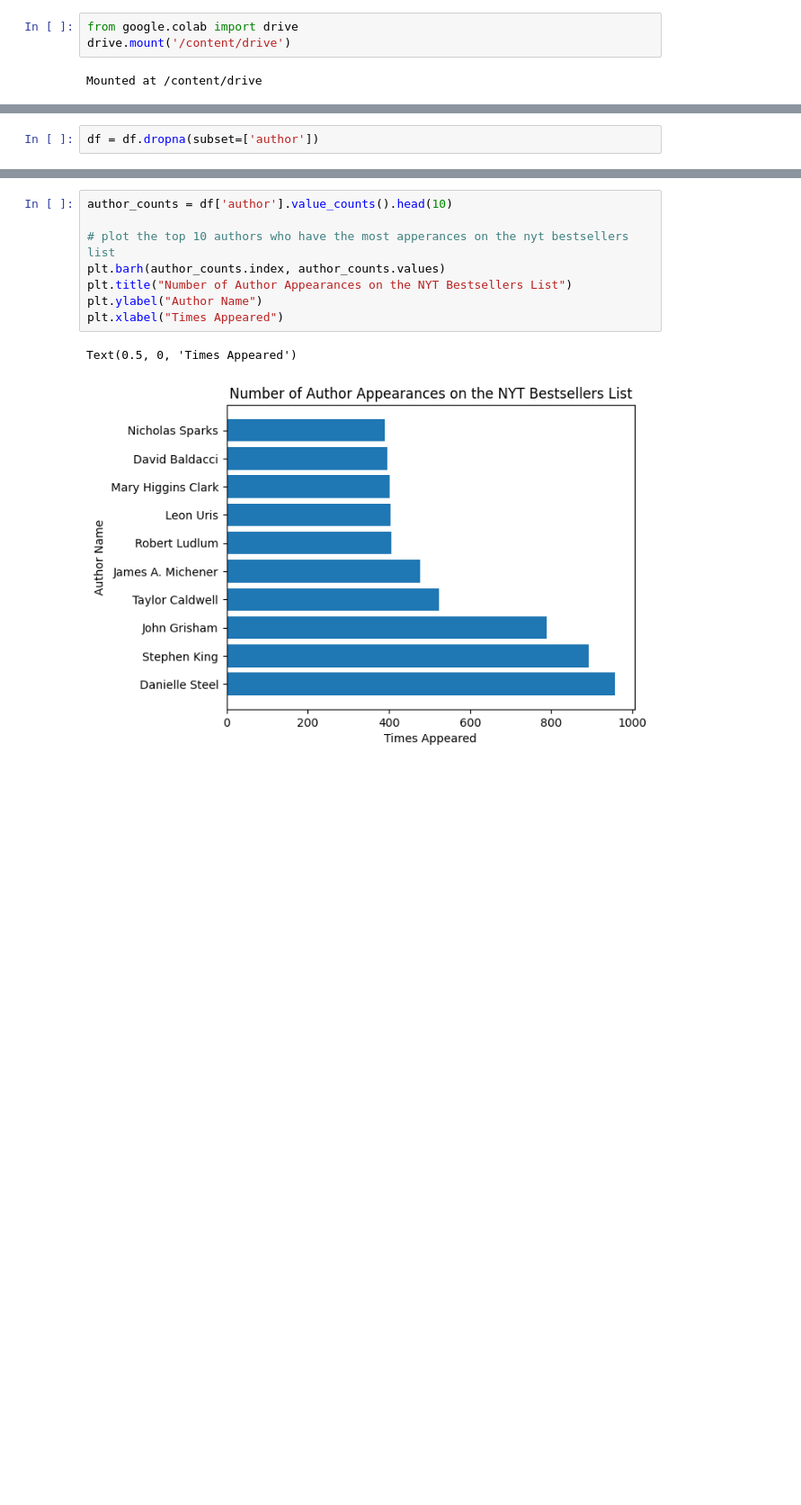
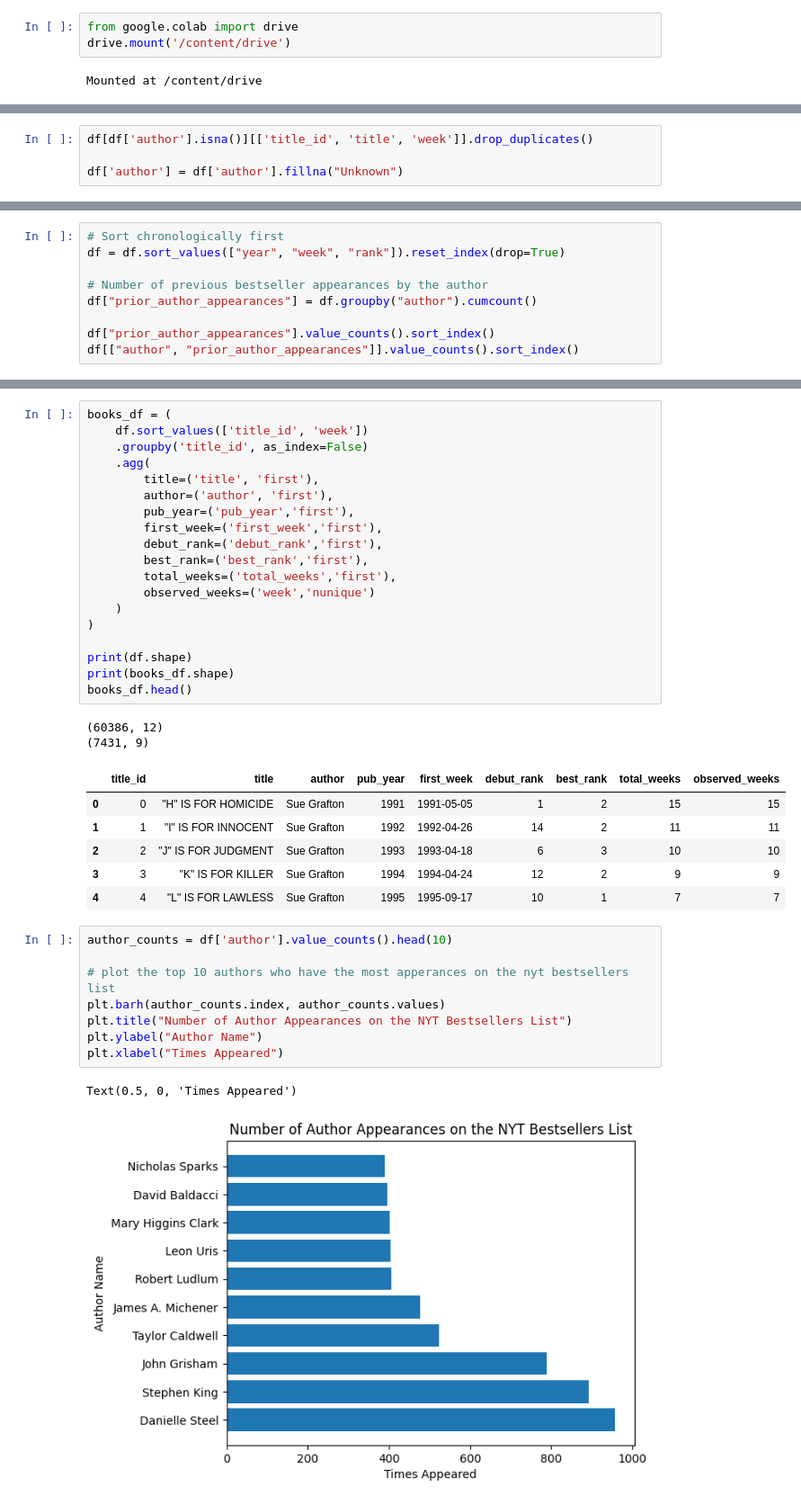
Before and after one commit to mnguyen175/DRSP-2026-Maryan-Nguyen-, a Jupyter notebook: DRSP_Final_Project_2026_Maryan_Nguyen.ipynb, the cells around one changed output, grey strips where cells are left out. Shown at 90% size. Cells and saved outputs as stored; diff of their text form; blank space fills up the shorter version.

```diff
--- a/DRSP_Final_Project_2026_Maryan_Nguyen.ipynb
+++ b/DRSP_Final_Project_2026_Maryan_Nguyen.ipynb
@@ -114,2 +56,4 @@ np.int64(0)
-# %%
-df = df.dropna(subset=['author'])
+# %%
+df[df['author'].isna()][['title_id', 'title', 'week']].drop_duplicates()
+
+df['author'] = df['author'].fillna("Unknown")
@@ -115,0 +64,9 @@ df = df.dropna(subset=['author'])
+# %%
+# Sort chronologically first
+df = df.sort_values(["year", "week", "rank"]).reset_index(drop=True)
+
+# Number of previous bestseller appearances by the author
+df["prior_author_appearances"] = df.groupby("author").cumcount()
+
+df["prior_author_appearances"].value_counts().sort_index()
+df[["author", "prior_author_appearances"]].value_counts().sort_index()
@@ -116,3 +89,31 @@ df = df.dropna(subset=['author'])
+# %%
+books_df = (
+    df.sort_values(['title_id', 'week'])
+    .groupby('title_id', as_index=False)
+    .agg(
+        title=('title', 'first'),
+        author=('author', 'first'),
+        pub_year=('pub_year','first'),
+        first_week=('first_week','first'),
+        debut_rank=('debut_rank','first'),
+        best_rank=('best_rank','first'),
+        total_weeks=('total_weeks','first'),
+        observed_weeks=('week','nunique')
+    )
+)
+
+print(df.shape)
+print(books_df.shape)
+books_df.head()
+# %% [output]
+(60386, 12)
+(7431, 9)
+|  | title_id | title | author | pub_year | first_week | debut_rank | best_rank | total_weeks | observed_weeks |
+| 0 | 0 | "H" IS FOR HOMICIDE | Sue Grafton | 1991 | 1991-05-05 | 1 | 2 | 15 | 15 |
+| 1 | 1 | "I" IS FOR INNOCENT | Sue Grafton | 1992 | 1992-04-26 | 14 | 2 | 11 | 11 |
+| 2 | 2 | "J" IS FOR JUDGMENT | Sue Grafton | 1993 | 1993-04-18 | 6 | 3 | 10 | 10 |
+| 3 | 3 | "K" IS FOR KILLER | Sue Grafton | 1994 | 1994-04-24 | 12 | 2 | 9 | 9 |
+| 4 | 4 | "L" IS FOR LAWLESS | Sue Grafton | 1995 | 1995-09-17 | 10 | 1 | 7 | 7 |
 # %%
 author_counts = df['author'].value_counts().head(10)
 
```
Also changed, not shown: parts of 17 cells of this notebook.
